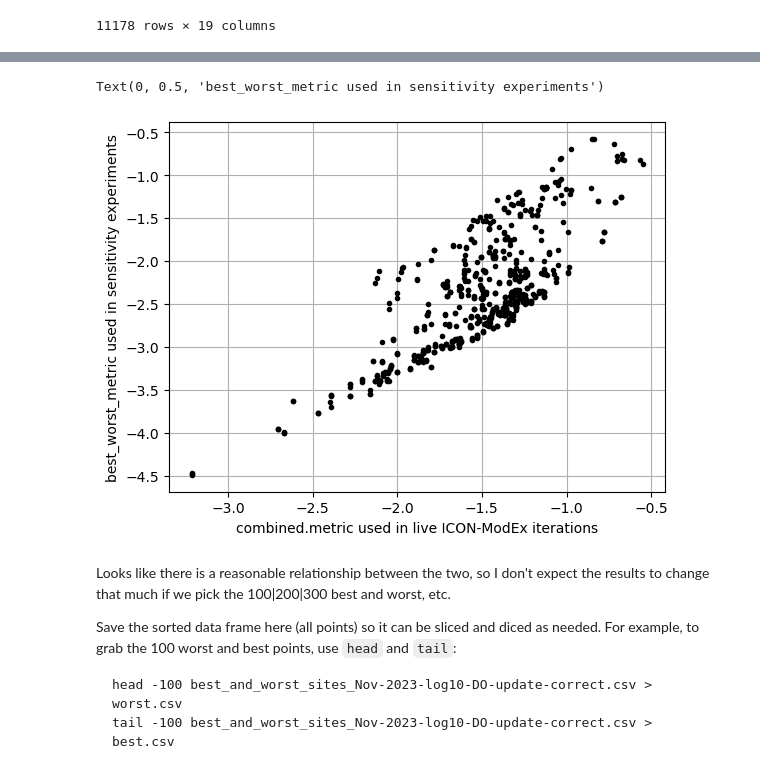
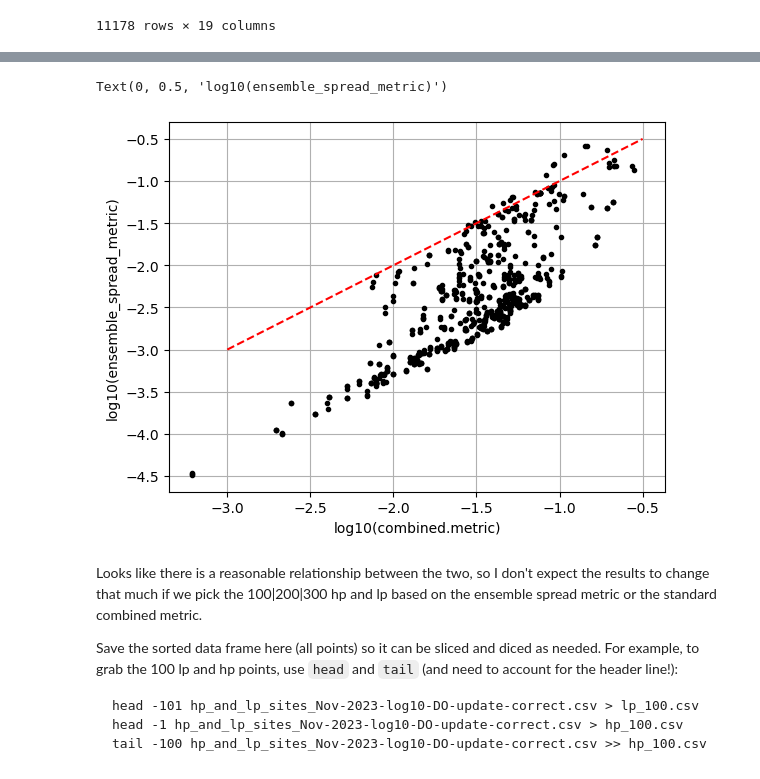
Before and after one commit to parallelworks/dynamic-learning-rivers, a Jupyter notebook: examples/ModEx_reproducibility/get_hp_and_lp_sites.ipynb, the cells around one changed output, grey strips where cells are left out. Saved outputs shown, nothing was run; the diff lists cells and outputs as text; code cells hidden in the pictures.

Commit message:
Add HP and LP based on combined.metric
...prevoiusly was using ensemble spread

````diff
--- a/examples/ModEx_reproducibility/get_hp_and_lp_sites.ipynb
+++ b/examples/ModEx_reproducibility/get_hp_and_lp_sites.ipynb
@@ -25,9 +25,9 @@ all_df = pd.merge(
         suffixes=['_avg','_std'])
 
 # Compute the metric combining the average PCA distance and the ensemble spread uncertainty as an error estimate.
-# The "best" sites are those with high PCA distance and high uncertainty.
-# The "worst" sites are those with low PCA distance and low uncertainty.
-all_df['best_worst_metric'] = (all_df['pca.dist_avg']/all_df['pca.dist_avg'].max()) * (all_df['Normalized_Respiration_Rate_mg_DO_per_H_per_L_sediment_std']/all_df['Normalized_Respiration_Rate_mg_DO_per_H_per_L_sediment_std'].max())
+# The "HP" sites are those with high PCA distance and high uncertainty.
+# The "LP" sites are those with low PCA distance and low uncertainty.
+all_df['ensemble_spread_metric'] = (all_df['pca.dist_avg']/all_df['pca.dist_avg'].max()) * (all_df['Normalized_Respiration_Rate_mg_DO_per_H_per_L_sediment_std']/all_df['Normalized_Respiration_Rate_mg_DO_per_H_per_L_sediment_std'].max())
 # %%
 # Display some values to cross check
 all_df
@@ -67,7 +67,7 @@ obs_df.describe()
 | max | -68.445497 | 68.669670 | -40.434105 | 326.181620 | 990.122110 | ... |
 # %%
 # Sort the list
-obs_df.sort_values(inplace=True, axis='index', ascending=True, by='best_worst_metric')
+obs_df.sort_values(inplace=True, axis='index', ascending=True, by='combined.metric_avg')
 # %% [output]
 A value is trying to be set on a copy of a slice from a DataFrame
 
@@ -93,21 +93,23 @@ obs_df
 # %%
 # Out of curiousity, how does the older "combined.metric" compare to the "best_worst_metric" developed here?
 fig, ax = plt.subplots(1,1)
 
-ax.plot(np.log10(obs_df['combined.metric_avg']),np.log10(obs_df['best_worst_metric']),'k.')
+ax.plot(np.log10(obs_df['combined.metric_avg']),np.log10(obs_df['ensemble_spread_metric']),'k.')
+ax.plot((-3.0, -0.5), (-3.0, -0.5), 'r--')
 ax.grid()
-plt.xlabel('combined.metric used in live ICON-ModEx iterations')
-plt.ylabel('best_worst_metric used in sensitivity experiments')
+plt.xlabel('log10(combined.metric)')
+plt.ylabel('log10(ensemble_spread_metric)')
 # %% [output]
-Text(0, 0.5, 'best_worst_metric used in sensitivity experiments')
+Text(0, 0.5, 'log10(ensemble_spread_metric)')
-[figure, old version]
+[figure, new version]
 # %% [markdown]
-Looks like there is a reasonable relationship between the two, so I don't expect the results to change that much if we pick the 100|200|300 best and worst, etc.
+Looks like there is a reasonable relationship between the two, so I don't expect the results to change that much if we pick the 100|200|300 hp and lp based on the ensemble spread metric or the standard combined metric.
 
-Save the sorted data frame here (all points) so it can be sliced and diced as needed. For example, to grab the 100 worst and best points, use `head` and `tail`:
+Save the sorted data frame here (all points) so it can be sliced and diced as needed. For example, to grab the 100 lp and hp points, use `head` and `tail` (and need to account for the header line!):
 ```
-head -100 best_and_worst_sites_Nov-2023-log10-DO-update-correct.csv > worst.csv
-tail -100 best_and_worst_sites_Nov-2023-log10-DO-update-correct.csv > best.csv
+head -101 hp_and_lp_sites_Nov-2023-log10-DO-update-correct.csv > lp_100.csv
+head -1 hp_and_lp_sites_Nov-2023-log10-DO-update-correct.csv > hp_100.csv
+tail -100 hp_and_lp_sites_Nov-2023-log10-DO-update-correct.csv >> hp_100.csv
 ```
 # %%
 # Reset the index to Sample_ID so that this is the first column
````
Also changed, not shown: parts of 6 cells of this notebook, 30 other files.
